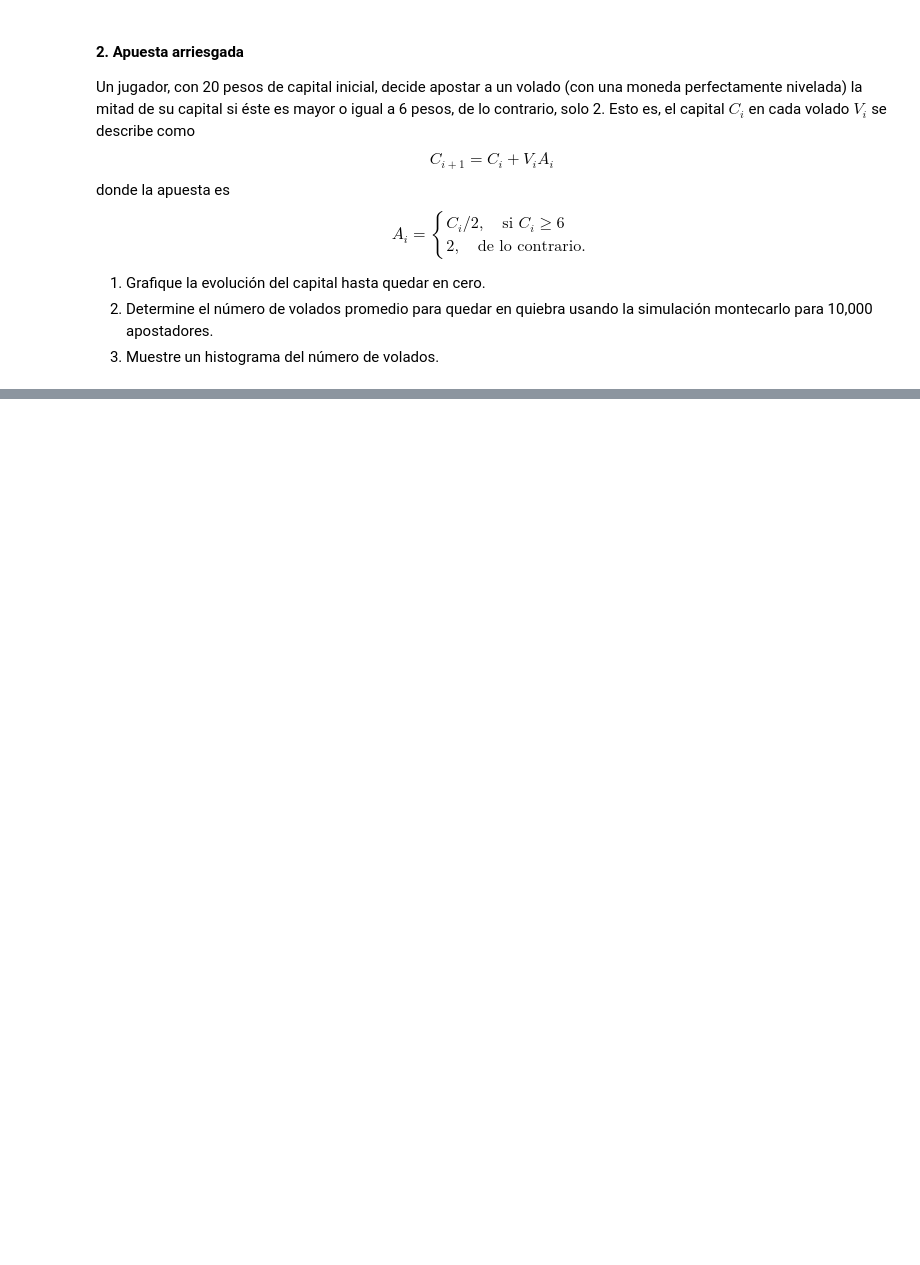
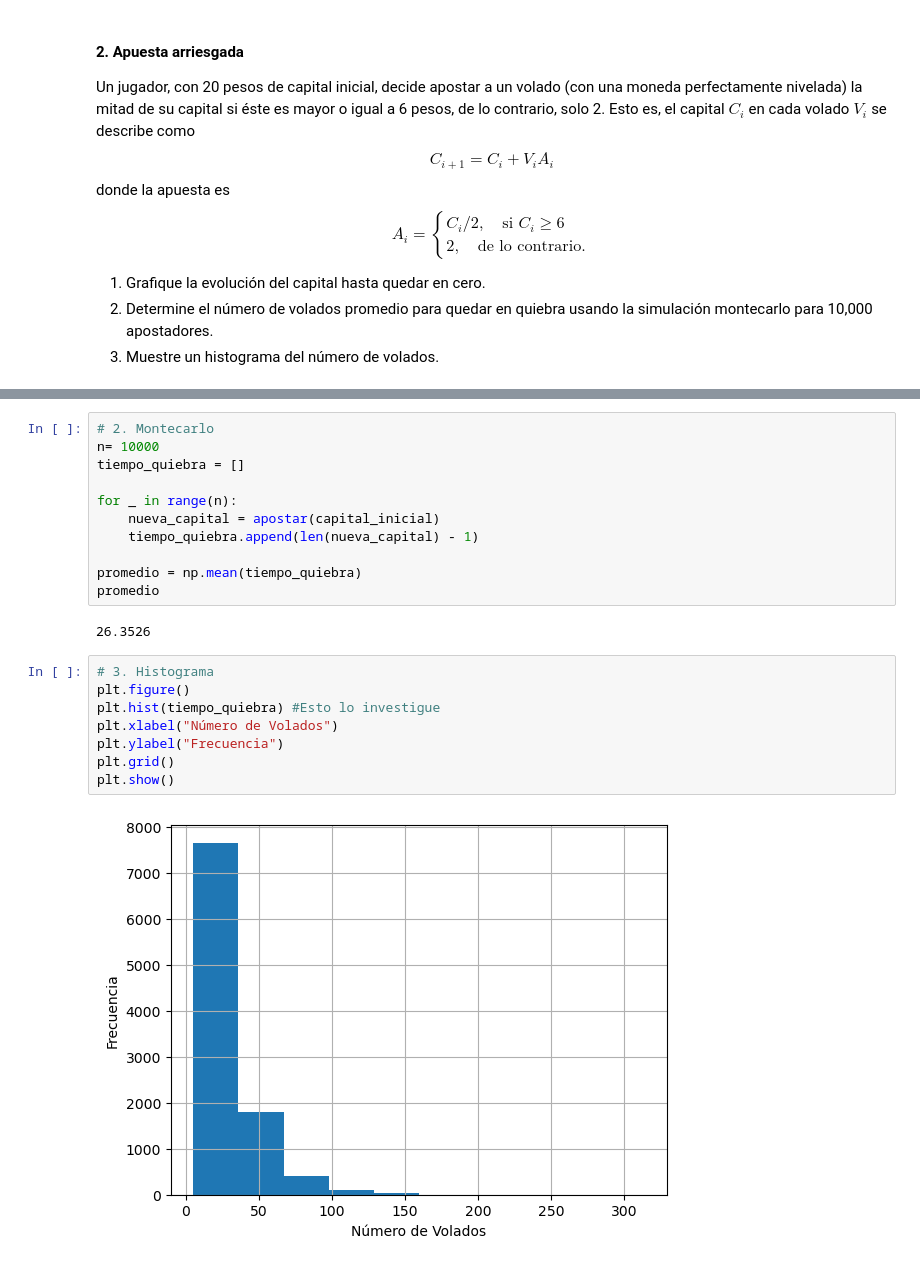
Before and after one commit to TerezzaGonzalez/SM2024-Terezza, a Jupyter notebook: Tarea - Caminata aleatoria (1).ipynb, the cells around one changed output, grey strips where cells are left out. Drawn from its saved outputs; the diff is of its cells as text; blank space fills up the shorter version.

```diff
--- a/Tarea - Caminata aleatoria (1).ipynb
+++ b/Tarea - Caminata aleatoria (1).ipynb
@@ -200,0 +110,23 @@ Número promedio de volados hasta quiebra: 26.2544
+# %%
+# 2. Montecarlo
+n= 10000
+tiempo_quiebra = []
+
+for _ in range(n):
+    nueva_capital = apostar(capital_inicial)
+    tiempo_quiebra.append(len(nueva_capital) - 1)
+
+promedio = np.mean(tiempo_quiebra)
+promedio
+# %% [output]
+26.3526
+# %%
+# 3. Histograma
+plt.figure()
+plt.hist(tiempo_quiebra) #Esto lo investigue
+plt.xlabel("Número de Volados")
+plt.ylabel("Frecuencia")
+plt.grid()
+plt.show()
+# %% [output]
+[figure, added]
```
Also changed, not shown: parts of 3 cells of this notebook.
